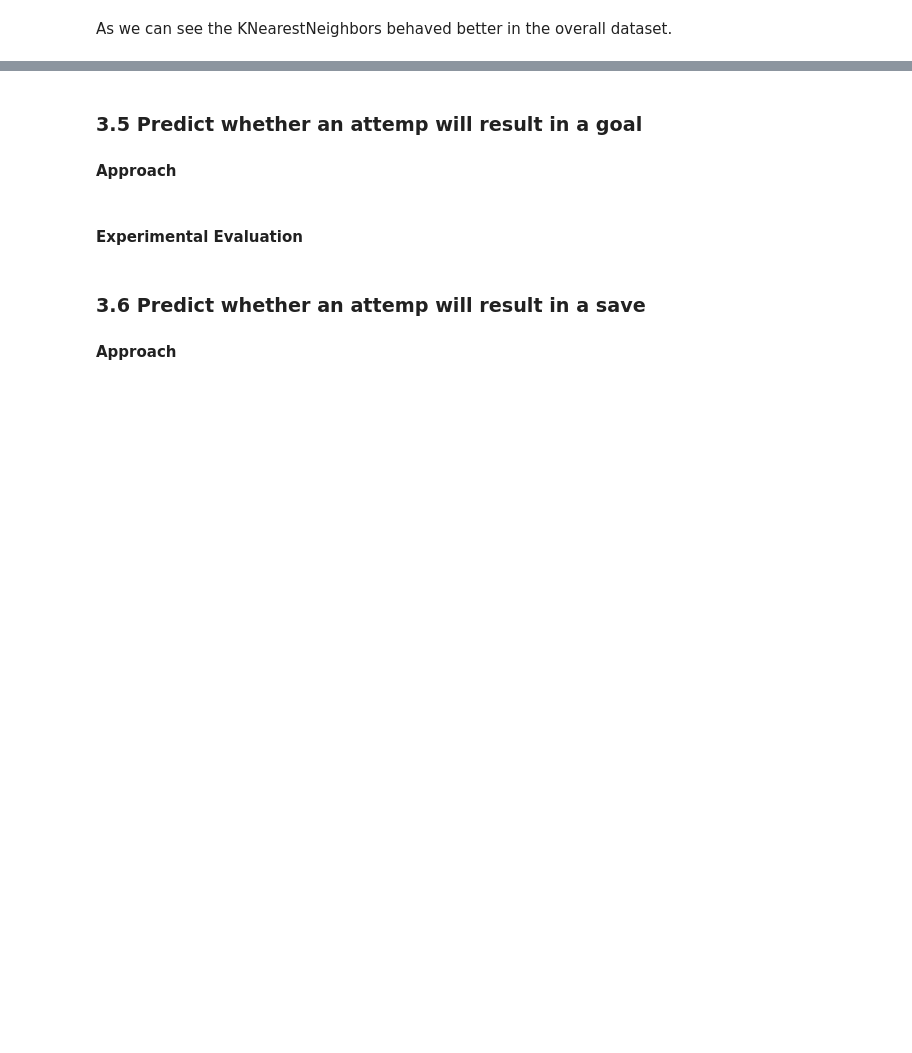
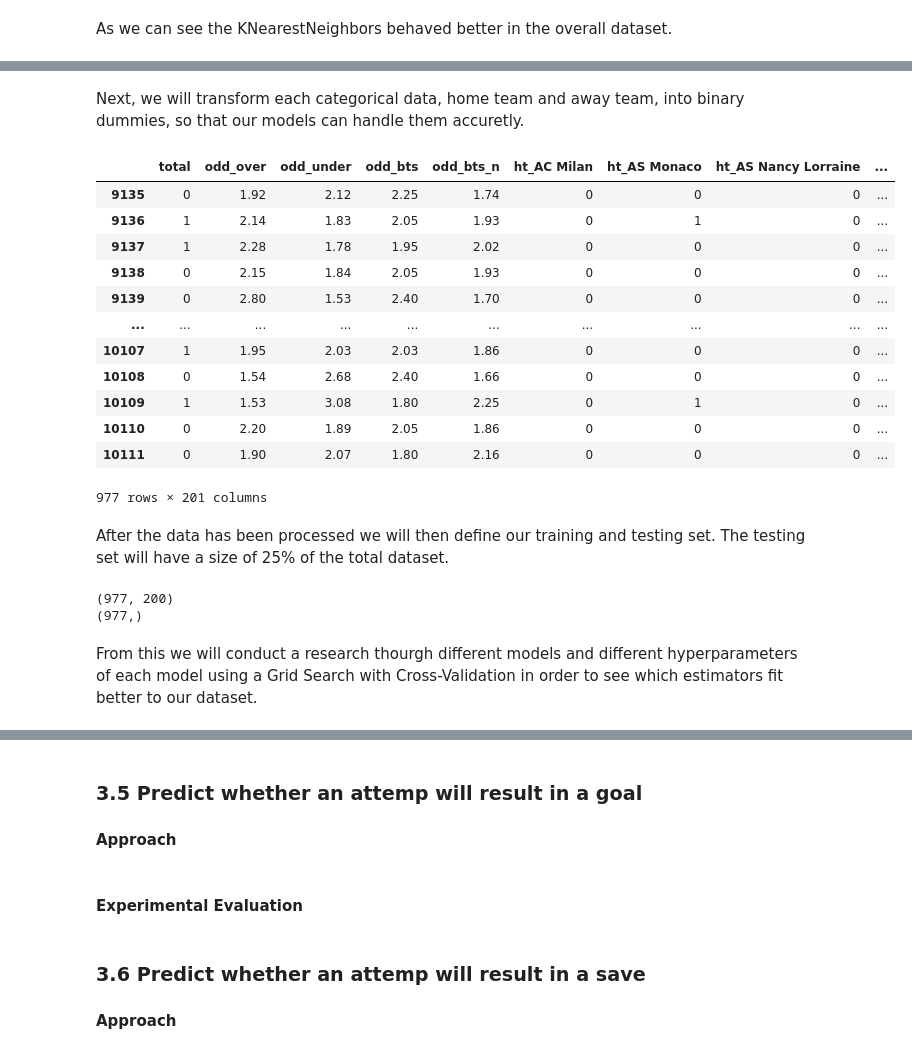
Before and after one commit to gmtorres/MIEIC_19_20_IART, a Jupyter notebook: Proj2/report.ipynb, the cells around one changed output, grey strips where cells are left out. Drawn from its saved outputs; the diff is of its cells as text; code cells hidden in the pictures; blank space fills up the shorter version.

```diff
--- a/Proj2/report.ipynb
+++ b/Proj2/report.ipynb
@@ -587,0 +932,34 @@ This problem consists of determining the moment of the first goal, which is also
+# %% [markdown]
+Next, we will transform each categorical data, home team and away team, into binary dummies, so that our models can handle them accuretly.
+# %%
+data = pd.get_dummies(selected,columns=['ht','at'])
+data
+# %% [output]
+|  | total | odd_over | odd_under | odd_bts | odd_bts_n | ht_AC Milan | ht_AS Monaco | ht_AS Nancy Lorraine | ... |
+| 9135 | 0 | 1.92 | 2.12 | 2.25 | 1.74 | 0 | 0 | 0 | ... |
+| 9136 | 1 | 2.14 | 1.83 | 2.05 | 1.93 | 0 | 1 | 0 | ... |
+| 9137 | 1 | 2.28 | 1.78 | 1.95 | 2.02 | 0 | 0 | 0 | ... |
+| 9138 | 0 | 2.15 | 1.84 | 2.05 | 1.93 | 0 | 0 | 0 | ... |
+| 9139 | 0 | 2.80 | 1.53 | 2.40 | 1.70 | 0 | 0 | 0 | ... |
+| ... | ... | ... | ... | ... | ... | ... | ... | ... | ... |
+| 10107 | 1 | 1.95 | 2.03 | 2.03 | 1.86 | 0 | 0 | 0 | ... |
+| 10108 | 0 | 1.54 | 2.68 | 2.40 | 1.66 | 0 | 0 | 0 | ... |
+| 10109 | 1 | 1.53 | 3.08 | 1.80 | 2.25 | 0 | 1 | 0 | ... |
+| 10110 | 0 | 2.20 | 1.89 | 2.05 | 1.86 | 0 | 0 | 0 | ... |
+| 10111 | 0 | 1.90 | 2.07 | 1.80 | 2.16 | 0 | 0 | 0 | ... |
+977 rows × 201 columns
+# %% [markdown]
+After the data has been processed we will then define our training and testing set. The testing set will have a size of 25% of the total dataset.
+# %%
+data = data.replace(np.nan, 0)
+X = data.iloc[:,1:]
+y = data.iloc[:,:1]
+y = np.ravel(y)
+print(X.shape)
+print(y.shape)
+X_train, X_test, y_train, y_test = train_test_split(X, y, test_size=0.25, random_state=1)
+# %% [output]
+(977, 200)
+(977,)
+# %% [markdown]
+From this we will conduct a research thourgh different models and different hyperparameters of each model using a Grid Search with Cross-Validation in order to see which estimators fit better to our dataset.
```
Also changed, not shown: parts of 34 cells of this notebook, 2 other files.
